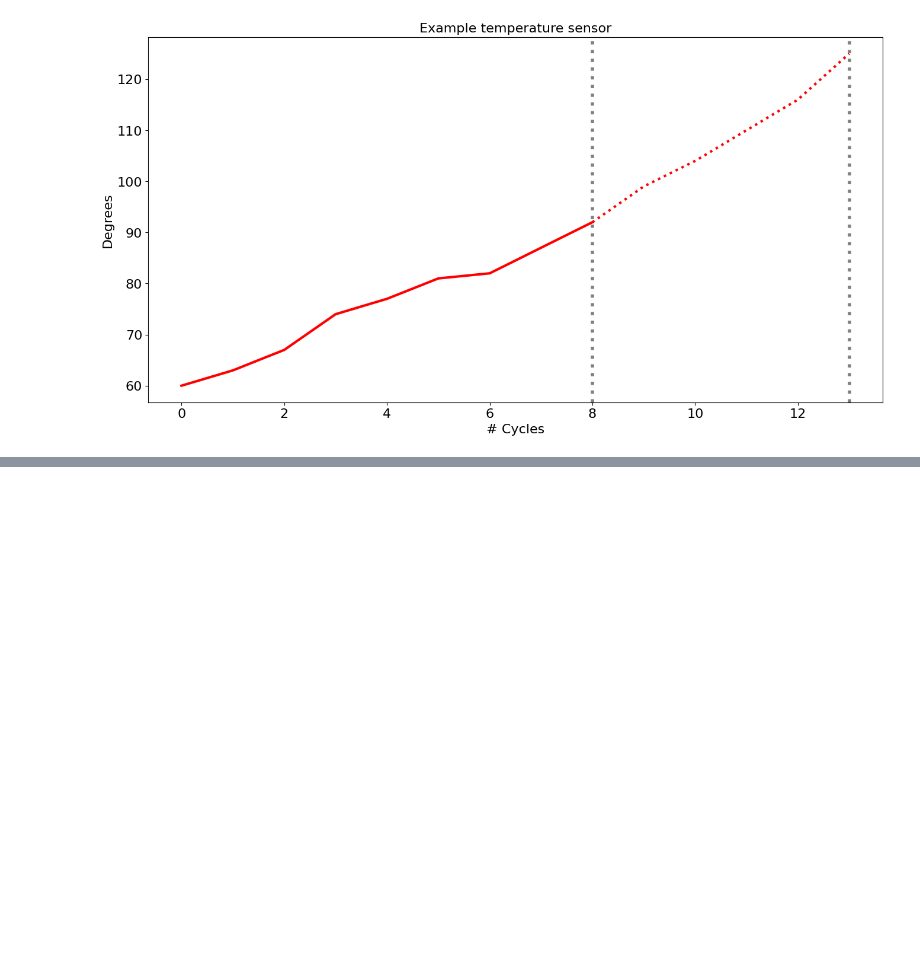
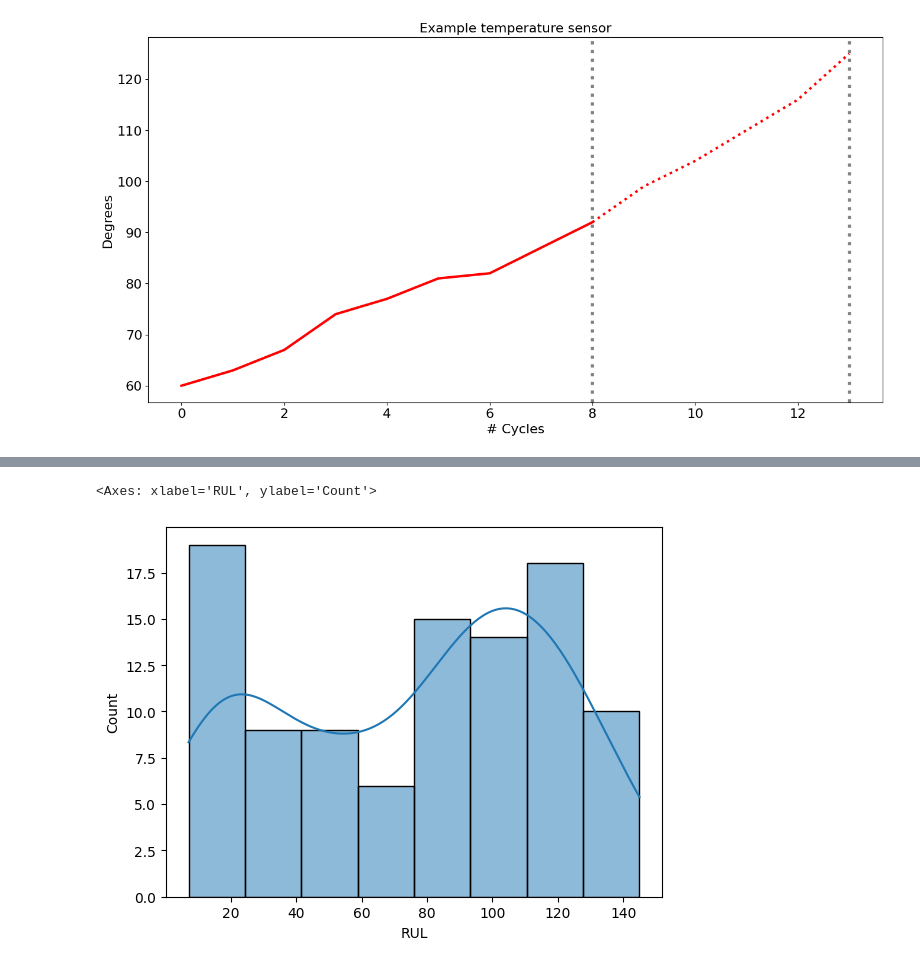
Before and after one commit to ecscioni/rul_prediction, a Jupyter notebook: FD001.ipynb, the cells around one changed output, grey strips where cells are left out. Saved outputs shown, nothing was run; the diff lists cells and outputs as text; code cells hidden in the pictures; blank space fills up the shorter version.

```diff
--- a/FD001.ipynb
+++ b/FD001.ipynb
@@ -57,3 +57,9 @@ plt.yticks(fontsize=16)
 plt.show()
 # %% [output]
 [figure]
+# %%
+cols = ["unit","cycles","op_setting1","op_setting2","op_setting3"] + [f"s{i}" for i in range(1, 22)]
+
+train = pd.read_csv("data/train_FD001.txt", sep=r"\s+", header=None, names=cols).dropna(axis=1, how="all")
+test  = pd.read_csv("data/test_FD001.txt",  sep=r"\s+", header=None, names=cols).dropna(axis=1, how="all")
+RUL   = pd.read_csv("data/RUL_FD001.txt",   sep=r"\s+", header=None, names=["RUL"])
@@ -59,0 +187,5 @@ plt.show()
+# %%
+sns.histplot(RUL['RUL'],kde=True)
+# %% [output]
+<Axes: xlabel='RUL', ylabel='Count'>
+[figure, added]
```
Also changed, not shown: parts of 13 cells of this notebook.
